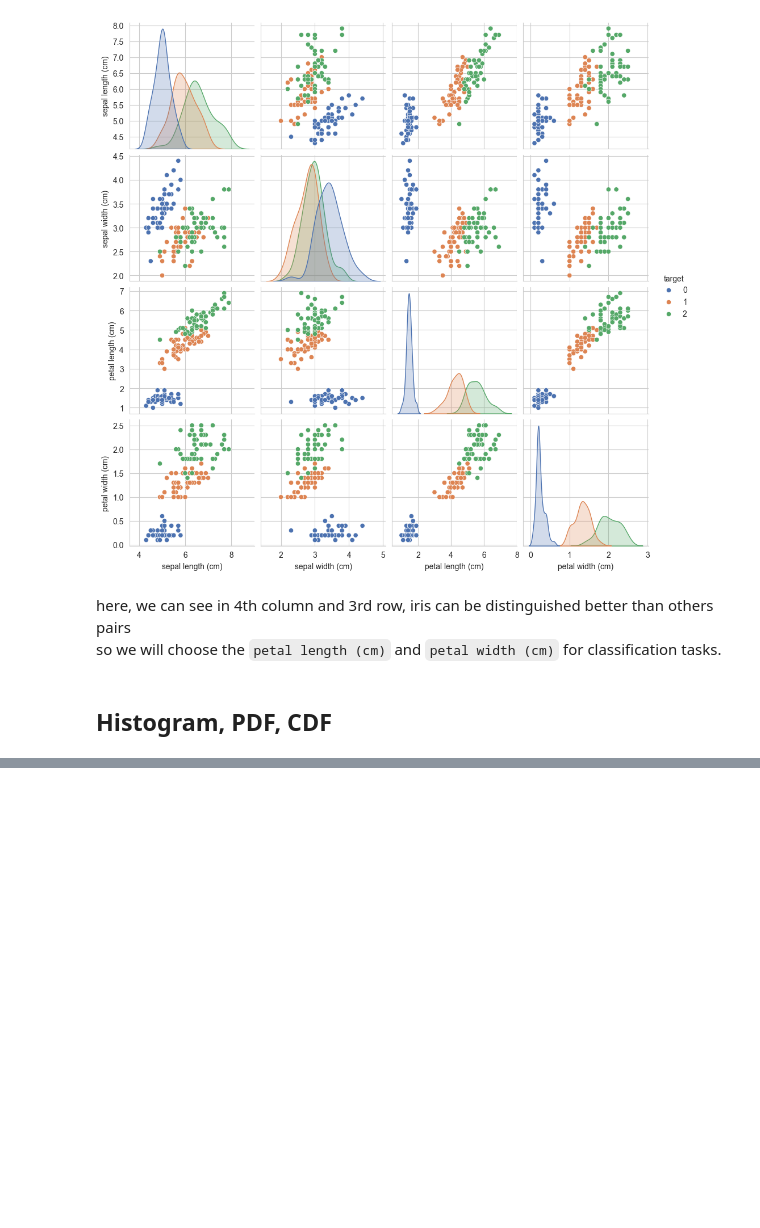
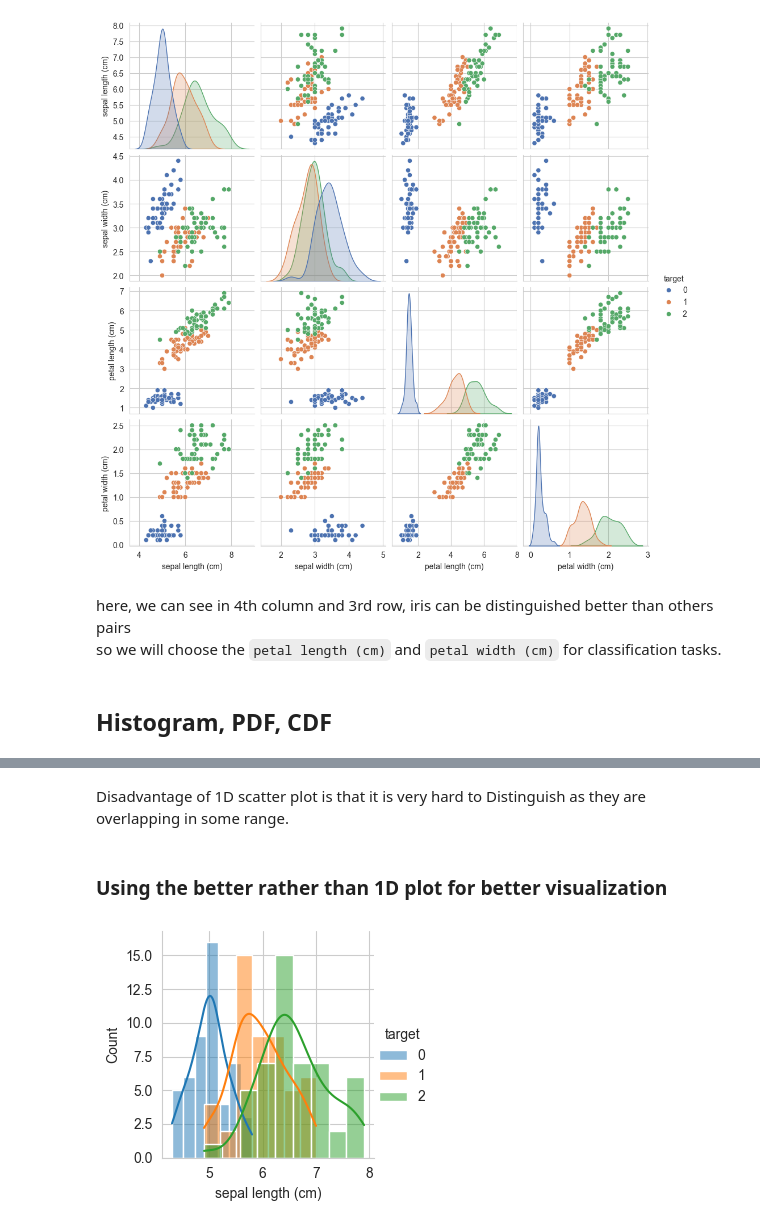
Before and after one commit to VED-PRAKA5H/ml_workshop, a Jupyter notebook: eda.ipynb, the cells around one changed output, grey strips where cells are left out. Drawn from its saved outputs; the diff is of its cells as text; code cells hidden in the pictures; blank space fills up the shorter version.

```diff
--- a/eda.ipynb
+++ b/eda.ipynb
@@ -86,0 +102,16 @@ so we will choose the `petal length (cm)` and `petal width (cm)` for classificat
+# %% [markdown]
+Disadvantage of 1D scatter plot is that it is very hard to Distinguish as they are overlapping in some range.
+# %% [markdown]
+### Using the better rather than 1D plot for better visualization
+# %%
+# Create a FacetGrid and map sns.histplot with KDE
+g = sns.FacetGrid(df, hue='target')
+g.map(sns.histplot, 'sepal length (cm)', kde=True)
+
+# Add legend
+g.add_legend()
+
+# Show the plot
+plt.show()
+# %% [output]
+[figure, added]
```
Also changed, not shown: parts of 18 cells of this notebook, 2 other files.
